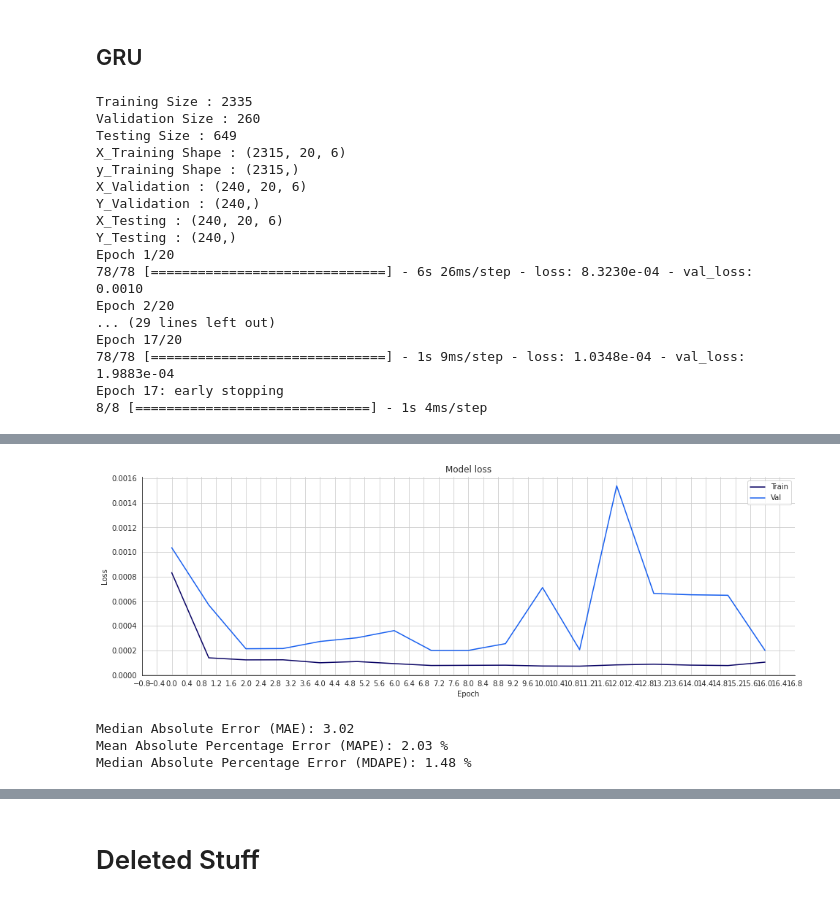
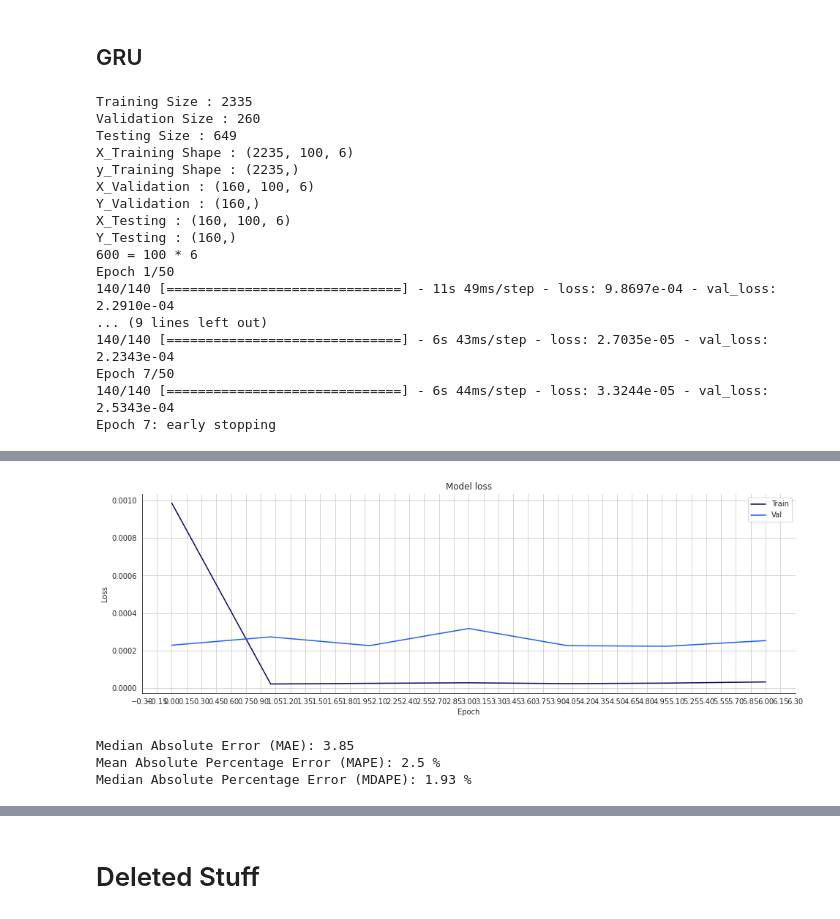
Before and after one commit to Anomaly1702/Ass3_Rnn, a Jupyter notebook: ASS3_RNN.ipynb, the cells around one changed output, grey strips where cells are left out. Drawn from its saved outputs; the diff is of its cells as text; code cells hidden in the pictures.

```diff
--- a/ASS3_RNN.ipynb
+++ b/ASS3_RNN.ipynb
@@ -320,10 +319,10 @@ class V_RNN_cls(Basenet):
 # %%
 optimizer = 'adam'
 lr=0.001
-batch_size = 30
-epochs = 20
+batch_size = 16
+epochs = 50
 index_Close = 3
-sequence_length = 20
+sequence_length = 100
 
 vrnn = V_RNN_cls(index_Close,sequence_length)
 data_scaled,scaler_pred,df_Close,scaler = vrnn.pre_processdata(filtered_df)
@@ -508,15 +482,15 @@ class LSTM_cls(Basenet):
 # %%
 optimizer = 'adam'
 lr=0.001
-batch_size = 30
-epochs = 20
+batch_size = 16
+epochs = 50
 index_Close = 3
-sequence_length = 20
+sequence_length = 100
 
 lstm = LSTM_cls(index_Close,sequence_length)
 data_scaled,scaler_pred,df_Close,scaler = lstm.pre_processdata(filtered_df)
 x_train,y_train,x_val,y_val,x_test,y_test = lstm.split_data(data_scaled,.2)
-lstm_model = lstm.LSTM_model_same(x_train,optimizer,lr)
+lstm_model = lstm.LSTM_model(x_train,optimizer,lr)
 history,y_pred_scaled,y_pred,y_val_unscaled = lstm.train(lstm_model,epochs,x_train,y_train,x_val,y_val,scaler_pred,batch_size)
 
 # Plot training & validation loss values
@@ -648,28 +622,29 @@ class GRU_cls(Basenet):
                       )
     #adding second GRU layer
     my_GRU_model.add(GRU(units=n_neurons, return_sequences=True, activation='tanh'))
-    my_GRU_model.add(
-                      Dropout(0.2)
-                      )
+    # my_GRU_model.add(
+    #                   Dropout(0.2)
+    #                   )
     # adding third RNN layer
     my_GRU_model.add(GRU(units=n_neurons, activation='tanh'))
-    my_GRU_model.add(
-                      Dropout(0.2)
-                      )
+    # my_GRU_model.add(
+    #                   Dropout(0.2)
+    #                   )
     #adding the Dense layer
     my_GRU_model.add(Dense(units = 5))
     # adding the output layer
     my_GRU_model.add(Dense(units = 1))
     # Compile the model
     my_GRU_model.compile(optimizer=self.optimizer, loss='mse')
+    print(f"{n_neurons} = {x_train.shape[1]} * {x_train.shape[2]}")
     return my_GRU_model
 # %%
 optimizer = 'adam'
 lr=0.001
-batch_size = 30
-epochs = 20
+batch_size = 16
+epochs = 50
 index_Close = 3
-sequence_length = 20
+sequence_length = 100
 
 
 gru = GRU_cls(index_Close,sequence_length)
@@ -697,17 +672,17 @@ print(f'Median Absolute Percentage Error (MDAPE): {np.round(MDAPE, 2)} %')
 Training Size : 2335
 Validation Size : 260
 Testing Size : 649
-X_Training Shape : (2315, 20, 6)
-y_Training Shape : (2315,)
-X_Validation : (240, 20, 6)
-Y_Validation : (240,)
-X_Testing : (240, 20, 6)
-Y_Testing : (240,)
-Epoch 1/20
-78/78 [==============================] - 6s 26ms/step - loss: 8.3230e-04 - val_loss: 0.0010
-Epoch 2/20
-... (29 lines left out)
-Epoch 17/20
-78/78 [==============================] - 1s 9ms/step - loss: 1.0348e-04 - val_loss: 1.9883e-04
-Epoch 17: early stopping
-8/8 [==============================] - 1s 4ms/step
+X_Training Shape : (2235, 100, 6)
+y_Training Shape : (2235,)
+X_Validation : (160, 100, 6)
+Y_Validation : (160,)
+X_Testing : (160, 100, 6)
+Y_Testing : (160,)
+600 = 100 * 6
+Epoch 1/50
+140/140 [==============================] - 11s 49ms/step - loss: 9.8697e-04 - val_loss: 2.2910e-04
+... (9 lines left out)
+140/140 [==============================] - 6s 43ms/step - loss: 2.7035e-05 - val_loss: 2.2343e-04
+Epoch 7/50
+140/140 [==============================] - 6s 44ms/step - loss: 3.3244e-05 - val_loss: 2.5343e-04
+Epoch 7: early stopping
@@ -714,7 +691,7 @@ Epoch 17: early stopping
-[figure, old version]
+[figure, new version]
-Median Absolute Error (MAE): 3.02
-Mean Absolute Percentage Error (MAPE): 2.03 %
-Median Absolute Percentage Error (MDAPE): 1.48 %
+Median Absolute Error (MAE): 3.85
+Mean Absolute Percentage Error (MAPE): 2.5 %
+Median Absolute Percentage Error (MDAPE): 1.93 %
 # %%
 
 df_temp = gru.test_set[-gru.sequence_length:]
```
Also changed, not shown: parts of 17 cells of this notebook.
